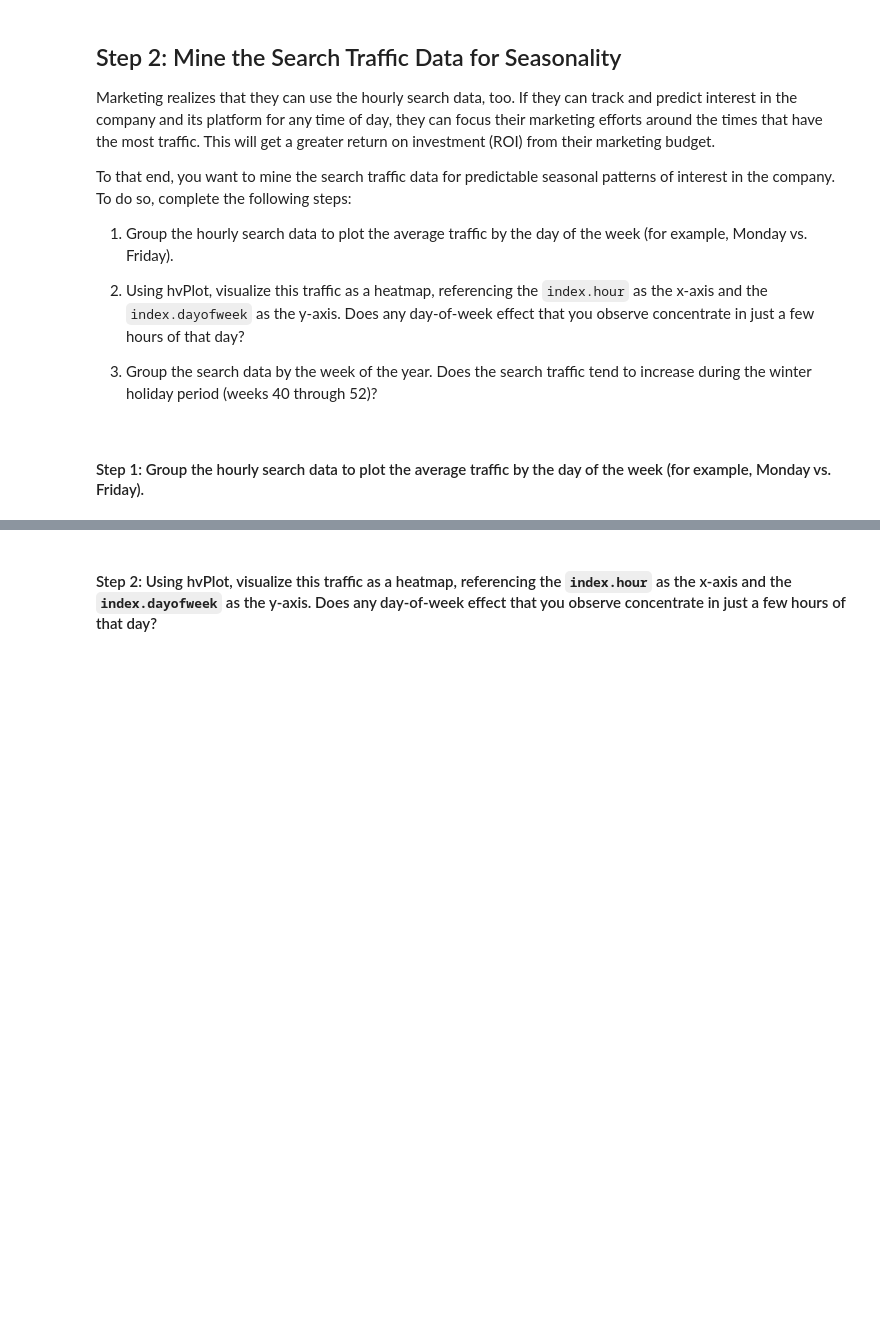
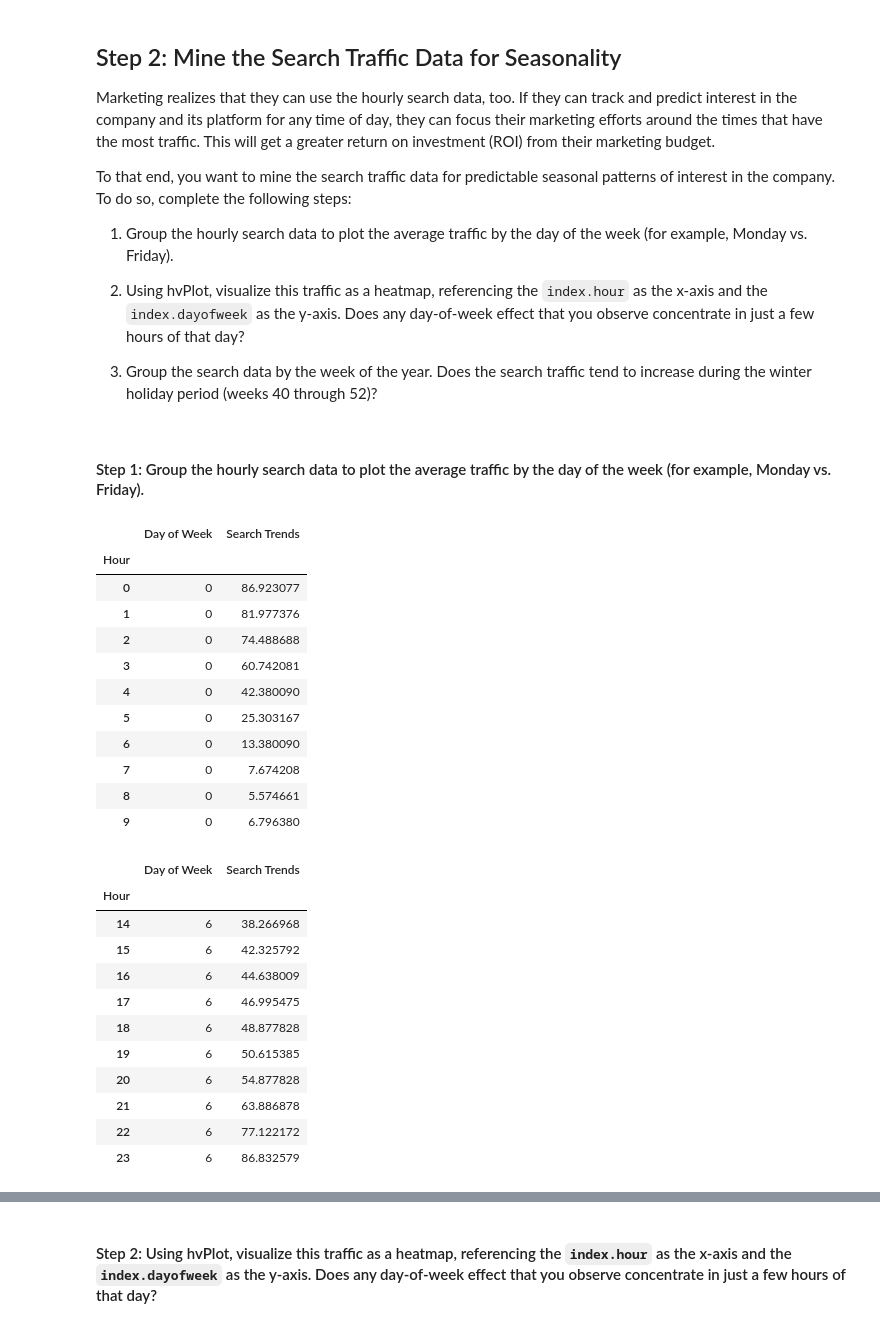
Before and after one commit to johngru/mercadolibre_growth, a Jupyter notebook: forecasting_net_prophet.ipynb, the cells around one changed output, grey strips where cells are left out. Drawn from its saved outputs; the diff is of its cells as text; code cells hidden in the pictures; blank space fills up the shorter version.

```diff
--- a/forecasting_net_prophet.ipynb
+++ b/forecasting_net_prophet.ipynb
@@ -253,0 +250,38 @@ hv.extension('bokeh')
+# %%
+# Group the hourly search data to plot (use hvPlot) the average traffic by the day of week
+df_hourly_search_original = df_mercado_trends.groupby(by=[df_mercado_trends.index.dayofweek,
+                              df_mercado_trends.index.hour
+                              ]).mean()
+
+df_hourly_search = df_hourly_search_original.reset_index(level=0).rename(
+    columns={'Date':'Day of Week'})
+
+df_hourly_search.index.rename('Hour',inplace=True)
+
+#display(df_hourly_search.head(10))
+#display(df_hourly_search.tail(10))
+# %% [output]
+|  | Day of Week | Search Trends |
+| Hour |  |  |
+| 0 | 0 | 86.923077 |
+| 1 | 0 | 81.977376 |
+| 2 | 0 | 74.488688 |
+| 3 | 0 | 60.742081 |
+| 4 | 0 | 42.380090 |
+| 5 | 0 | 25.303167 |
+| 6 | 0 | 13.380090 |
+| 7 | 0 | 7.674208 |
+| 8 | 0 | 5.574661 |
+| 9 | 0 | 6.796380 |
+|  | Day of Week | Search Trends |
+| Hour |  |  |
+| 14 | 6 | 38.266968 |
+| 15 | 6 | 42.325792 |
+| 16 | 6 | 44.638009 |
+| 17 | 6 | 46.995475 |
+| 18 | 6 | 48.877828 |
+| 19 | 6 | 50.615385 |
+| 20 | 6 | 54.877828 |
+| 21 | 6 | 63.886878 |
+| 22 | 6 | 77.122172 |
+| 23 | 6 | 86.832579 |
```
Also changed, not shown: parts of 40 cells of this notebook, 1 other file.
